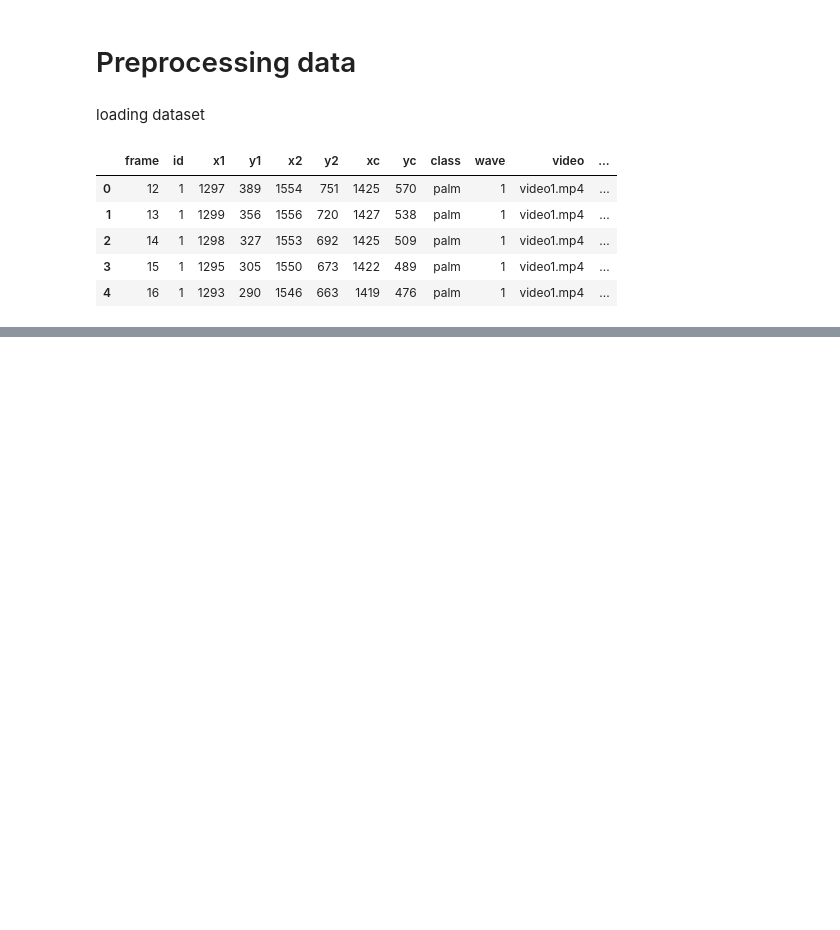
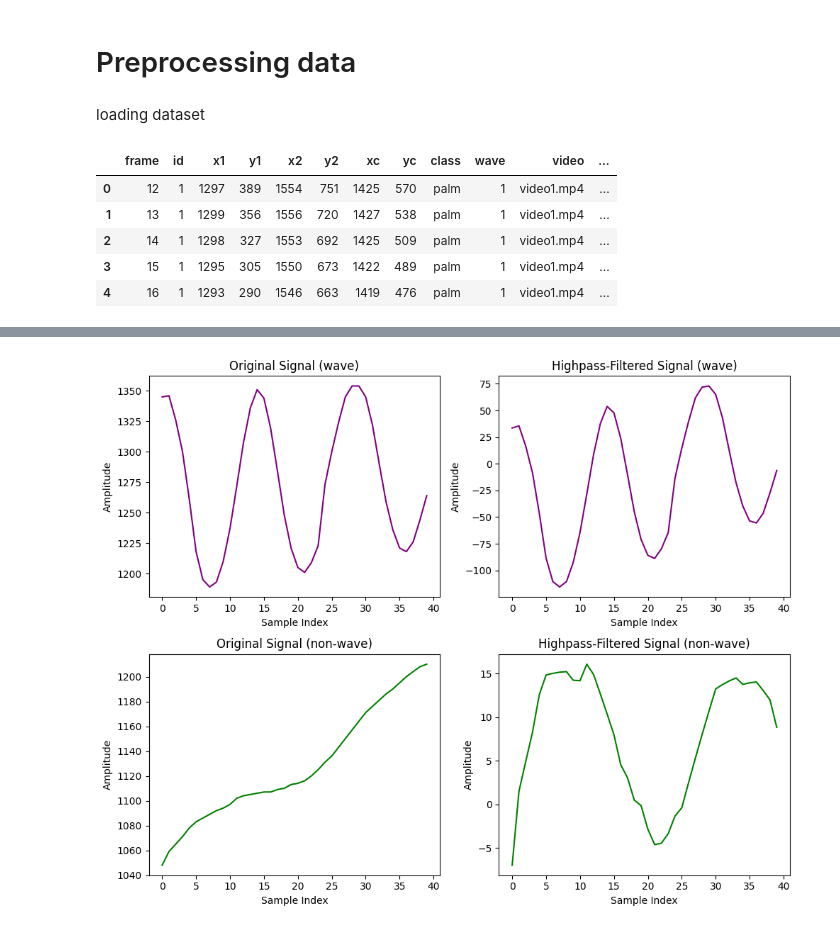
Before and after one commit to Kovelja009/hand_wave_detection, a Jupyter notebook: data_processing.ipynb, the cells around one changed output, grey strips where cells are left out. Cells and saved outputs as stored; diff of their text form; code cells hidden in the pictures; blank space fills up the shorter version.

```diff
--- a/data_processing.ipynb
+++ b/data_processing.ipynb
@@ -139,0 +130,59 @@ print(len(xc), len(yc))
+# %%
+def highpass_filter(signal, cutoff_frequency=0.1, sampling_rate=30):
+    # Design a Butterworth high-pass filter
+    order = 4  # Filter order
+    nyquist = 0.5 * sampling_rate
+    normal_cutoff = cutoff_frequency / nyquist
+    b, a = butter(order, normal_cutoff, btype='high', analog=False, output='ba')
+
+    # Apply the filter to the signal
+    filtered_signal = filtfilt(b, a, signal)
+
+    return filtered_signal
+# %%
+frame_rate = 30
+width = 1920
+height = 1080
+cutoff_frequency = 0.1
+# %%
+def filter_compare(xc_wave, xc_non_wave):
+    xc_wave_filtered = highpass_filter(xc_wave, cutoff_frequency, frame_rate)
+    xc_non_wave_filtered = highpass_filter(xc_non_wave, cutoff_frequency, frame_rate)
+
+    plt.figure(figsize=(10, 8))
+
+    # Plot xc_wave
+    plt.subplot(221)
+    plt.plot(range(len(xc_wave)), xc_wave, color='purple')
+    plt.title('Original Signal (wave)')
+    plt.xlabel('Sample Index')
+    plt.ylabel('Amplitude')
+
+    # Plot xc_wave_filtered
+    plt.subplot(222)
+    plt.plot(range(len(xc_wave_filtered)), xc_wave_filtered, color='purple')
+    plt.title('Highpass-Filtered Signal (wave)')
+    plt.xlabel('Sample Index')
+    plt.ylabel('Amplitude')
+
+    # Plot xc_non_wave
+    plt.subplot(223)
+    plt.plot(range(len(xc_non_wave)), xc_non_wave, color='green')
+    plt.title('Original Signal (non-wave)')
+    plt.xlabel('Sample Index')
+    plt.ylabel('Amplitude')
+
+    # Plot xc_non_wave_filtered
+    plt.subplot(224)
+    plt.plot(range(len(xc_non_wave_filtered)), xc_non_wave_filtered, color='green')
+    plt.title('Highpass-Filtered Signal (non-wave)')
+    plt.xlabel('Sample Index')
+    plt.ylabel('Amplitude')
+
+    plt.tight_layout()
+    plt.show()
+
+
+filter_compare(xc_wave, xc_non_wave)
+# %% [output]
+[figure, added]
```
Also changed, not shown: parts of 26 cells of this notebook, 2 other files.
